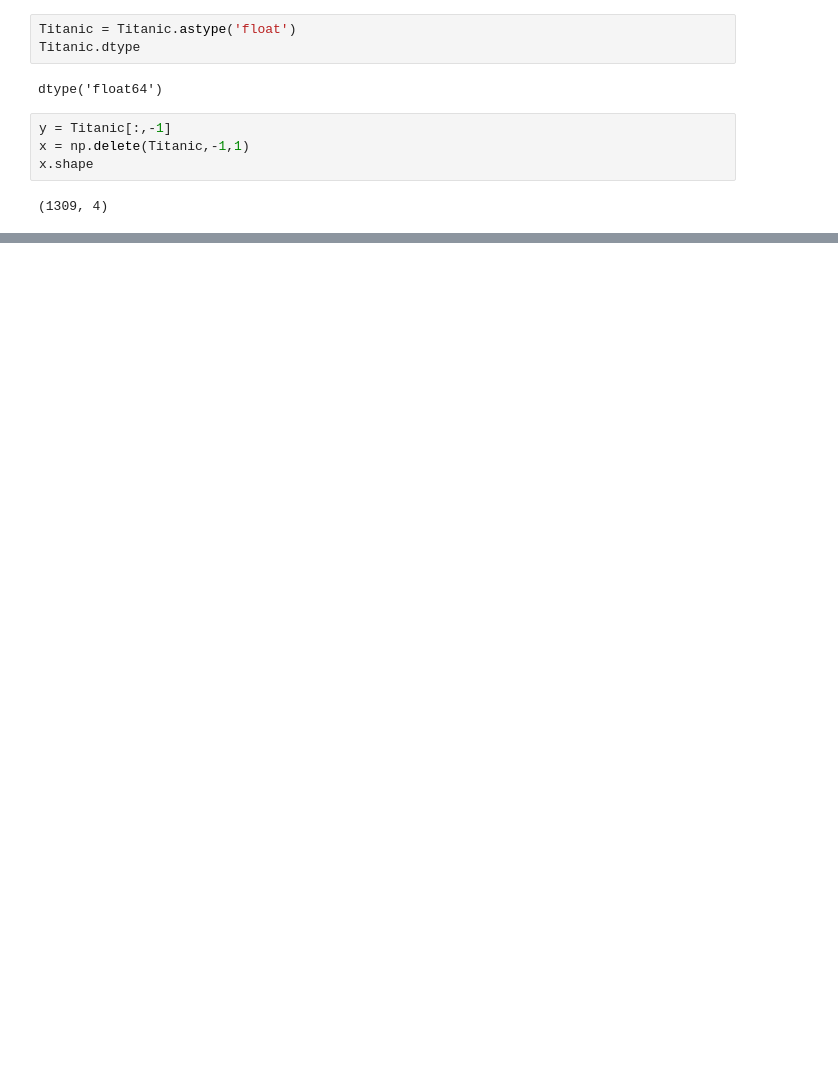
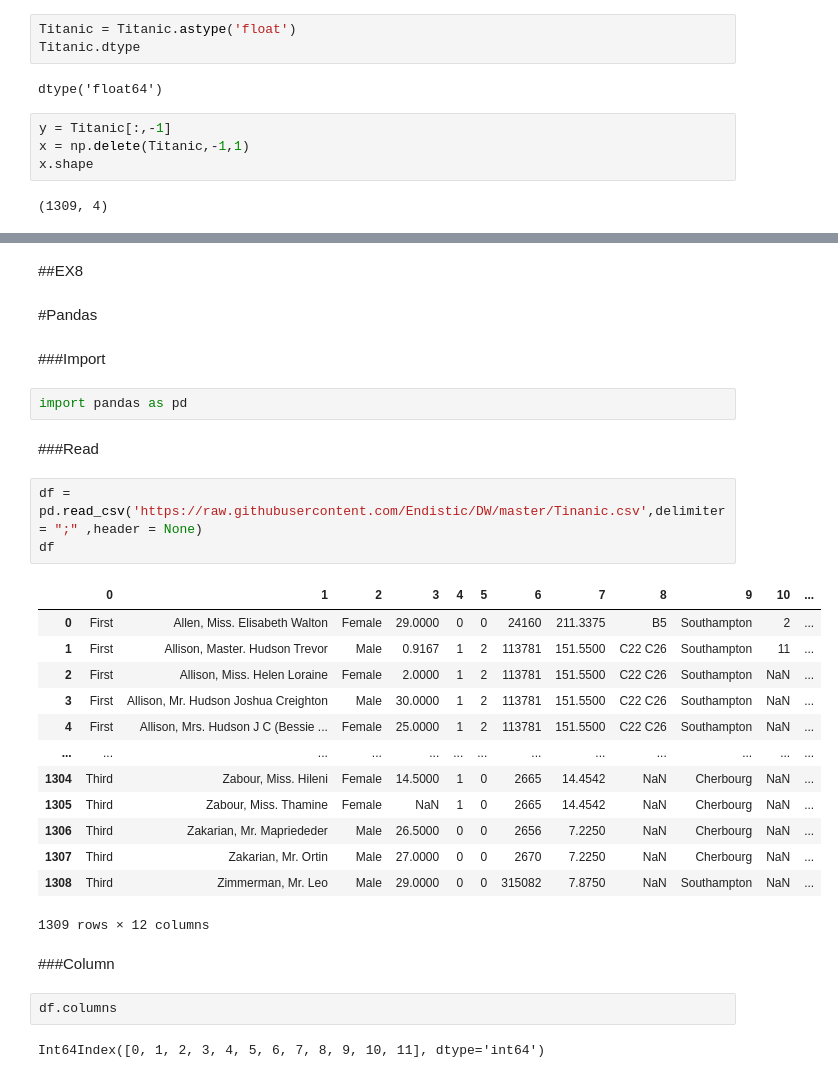
Before and after one commit to Endistic/DW, a Jupyter notebook: Hello_World.ipynb, the cells around one changed output, grey strips where cells are left out. Drawn from its saved outputs; the diff is of its cells as text; blank space fills up the shorter version.

```diff
--- a/Hello_World.ipynb
+++ b/Hello_World.ipynb
@@ -373,0 +392,33 @@ array([[0.        , 0.        , 0.        , 0.        ],
+# %% [markdown]
+##EX8
+# %% [markdown]
+#Pandas
+# %% [markdown]
+###Import
+# %%
+import pandas as pd
+# %% [markdown]
+###Read
+# %%
+df = pd.read_csv('https://raw.githubusercontent.com/Endistic/DW/master/Tinanic.csv',delimiter = ";" ,header = None)
+df
+# %% [output]
+|  | 0 | 1 | 2 | 3 | 4 | 5 | 6 | 7 | 8 | 9 | 10 | ... |
+| 0 | First | Allen, Miss. Elisabeth Walton | Female | 29.0000 | 0 | 0 | 24160 | 211.3375 | B5 | Southampton | 2 | ... |
+| 1 | First | Allison, Master. Hudson Trevor | Male | 0.9167 | 1 | 2 | 113781 | 151.5500 | C22 C26 | Southampton | 11 | ... |
+| 2 | First | Allison, Miss. Helen Loraine | Female | 2.0000 | 1 | 2 | 113781 | 151.5500 | C22 C26 | Southampton | NaN | ... |
+| 3 | First | Allison, Mr. Hudson Joshua Creighton | Male | 30.0000 | 1 | 2 | 113781 | 151.5500 | C22 C26 | Southampton | NaN | ... |
+| 4 | First | Allison, Mrs. Hudson J C (Bessie ... | Female | 25.0000 | 1 | 2 | 113781 | 151.5500 | C22 C26 | Southampton | NaN | ... |
+| ... | ... | ... | ... | ... | ... | ... | ... | ... | ... | ... | ... | ... |
+| 1304 | Third | Zabour, Miss. Hileni | Female | 14.5000 | 1 | 0 | 2665 | 14.4542 | NaN | Cherbourg | NaN | ... |
+| 1305 | Third | Zabour, Miss. Thamine | Female | NaN | 1 | 0 | 2665 | 14.4542 | NaN | Cherbourg | NaN | ... |
+| 1306 | Third | Zakarian, Mr. Mapriededer | Male | 26.5000 | 0 | 0 | 2656 | 7.2250 | NaN | Cherbourg | NaN | ... |
+| 1307 | Third | Zakarian, Mr. Ortin | Male | 27.0000 | 0 | 0 | 2670 | 7.2250 | NaN | Cherbourg | NaN | ... |
+| 1308 | Third | Zimmerman, Mr. Leo | Male | 29.0000 | 0 | 0 | 315082 | 7.8750 | NaN | Southampton | NaN | ... |
+1309 rows × 12 columns
+# %% [markdown]
+###Column
+# %%
+df.columns
+# %% [output]
+Int64Index([0, 1, 2, 3, 4, 5, 6, 7, 8, 9, 10, 11], dtype='int64')
```
Also changed, not shown: parts of 39 cells of this notebook.
